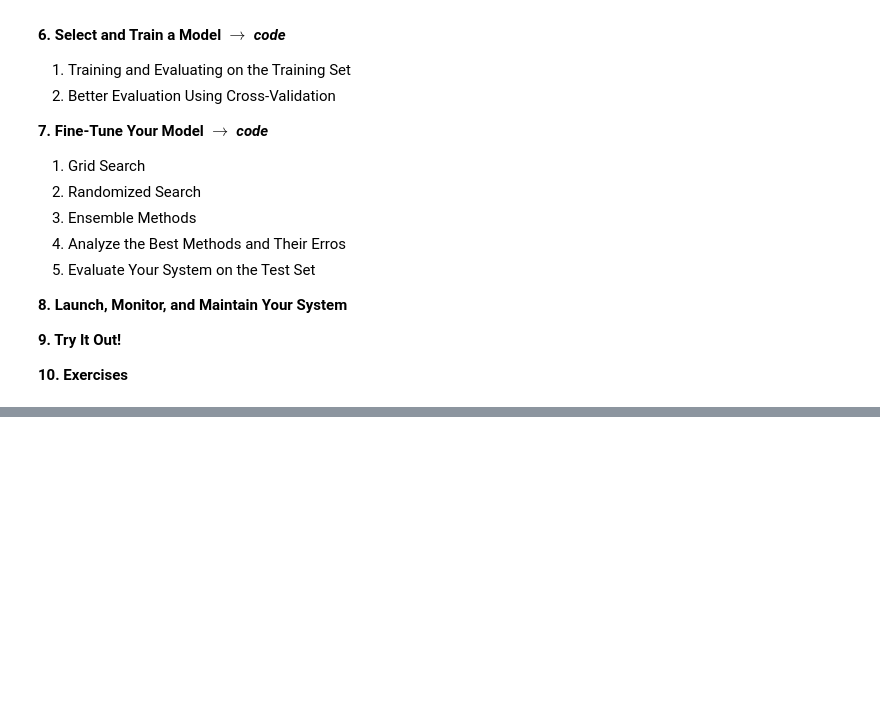
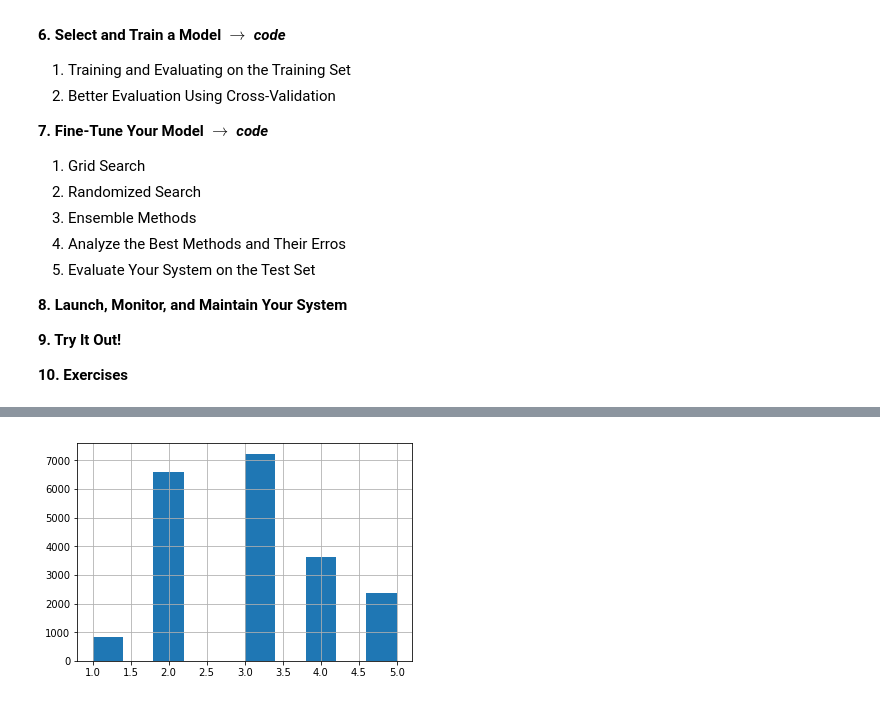
Before and after one commit to seanswyi/ml_study_group, a Jupyter notebook: Machine Learning/hands_on_ml/ch2_end-to-end-machine-learning-project.ipynb, the cells around one changed output, grey strips where cells are left out. Drawn from its saved outputs; the diff is of its cells as text; code cells hidden in the pictures; blank space fills up the shorter version.

```diff
--- a/Machine Learning/hands_on_ml/ch2_end-to-end-machine-learning-project.ipynb
+++ b/Machine Learning/hands_on_ml/ch2_end-to-end-machine-learning-project.ipynb
@@ -209,0 +447,11 @@ More details can be found here:
+# %%
+import numpy as np
+
+
+housing_data['income_cat'] = np.ceil(housing_data['median_income'] / 1.5)
+housing_data['income_cat'].where(cond=(housing_data['income_cat'] < 5), other=5.0, inplace=True)
+# %%
+housing_data['income_cat'].hist()
+plt.show()
+# %% [output]
+[figure, added]
```
Also changed, not shown: parts of 22 cells of this notebook, 1 other file.
